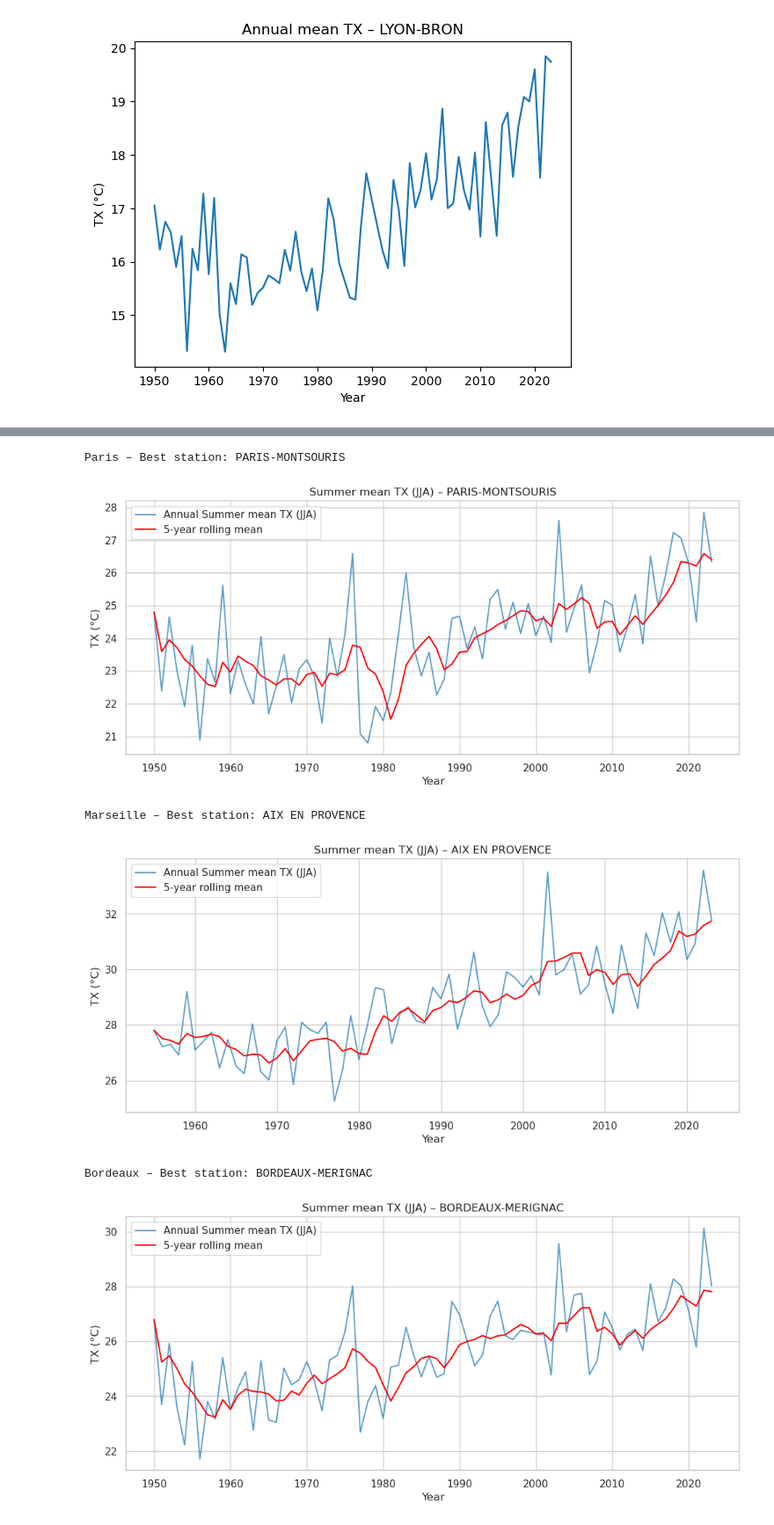
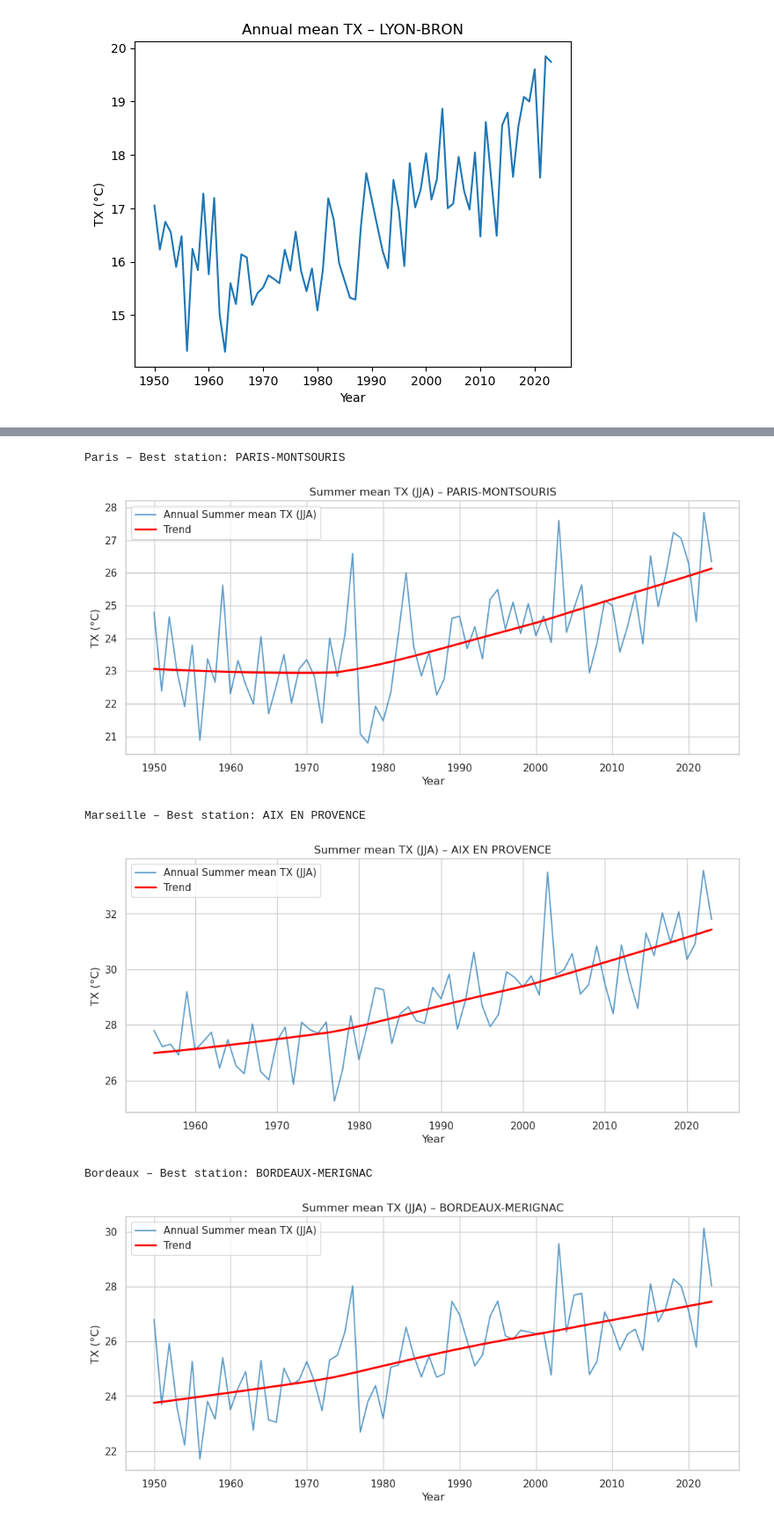
Before and after one commit to SimonCardia/extreme_heat_sc, a Jupyter notebook: Extreme Temp pre-processing for testing.ipynb, the cells around one changed output, grey strips where cells are left out. Shown at 88% size. Saved outputs shown, nothing was run; the diff lists cells and outputs as text; code cells hidden in the pictures.

```diff
--- a/Extreme Temp pre-processing for testing.ipynb
+++ b/Extreme Temp pre-processing for testing.ipynb
@@ -504,10 +329,9 @@ import seaborn as sns
 sns.set(style="whitegrid", palette="tab10")
 plt.rcParams["figure.figsize"] = (12, 5)
 
-def plot_summer_mean_tx_rolling(df, station, window=5):
+def plot_summer_mean_tx_trend(df, station):
     """
-    Plots mean TX for summer months (JJA) for a given station as a rolling annual mean.
-    - window: size of rolling window in years
+    Plots mean TX for summer months (JJA) for a given station with a smoothed trend line.
     """
     # Filter summer months
     summer_df = df[(df["NOM_USUEL"] == station) & (df["date"].dt.month.isin([6,7,8]))].dropna(subset=["TX"])
@@ -515,44 +339,42 @@ def plot_summer_mean_tx_rolling(df, station, window=5):
     # Compute annual summer mean
     summer_mean = summer_df.groupby(summer_df["date"].dt.year)["TX"].mean()
 
-    # Compute rolling mean
-    summer_mean_roll = summer_mean.rolling(window=window, min_periods=1).mean()
-
     # Plot
     plt.figure()
     sns.lineplot(x=summer_mean.index, y=summer_mean, alpha=0.7, label="Annual Summer mean TX (JJA)")
-    sns.lineplot(x=summer_mean_roll.index, y=summer_mean_roll, color="red", label=f"{window}-year rolling mean")
+
+    # Add smoothed trend line
+    sns.regplot(x=summer_mean.index, y=summer_mean.values, scatter=False, lowess=True, color="red", label="Trend")
 
     plt.title(f"Summer mean TX (JJA) – {station}")
     plt.xlabel("Year")
     plt.ylabel("TX (°C)")
     plt.legend()
     plt.show()
 
 
 # =========================
 # All cities
 # =========================
-
 cities = {
     "Paris": df_75,
     "Marseille": df_13,
     "Bordeaux": df_33,
     "Lyon": df_69
 }
 
 # Loop through cities
 for city, df in cities.items():
     # Pick the best station (fewest missing TX)
     best_station = df.groupby("NOM_USUEL")["TX"].apply(lambda x: x.isna().mean()).sort_values().index[0]
 
     print(f"{city} – Best station: {best_station}")
-    plot_summer_mean_tx_rolling(df, best_station, window=5)
+    plot_summer_mean_tx_trend(df, best_station)
 # %% [output]
 Paris – Best station: PARIS-MONTSOURIS
-[figure, old version]
+[figure, new version]
 Marseille – Best station: AIX EN PROVENCE
-[figure, old version]
+[figure, new version]
 Bordeaux – Best station: BORDEAUX-MERIGNAC
-[figure, old version]
+[figure, new version]
 Lyon – Best station: LYON-BRON
```
Also changed, not shown: parts of 6 cells of this notebook.
